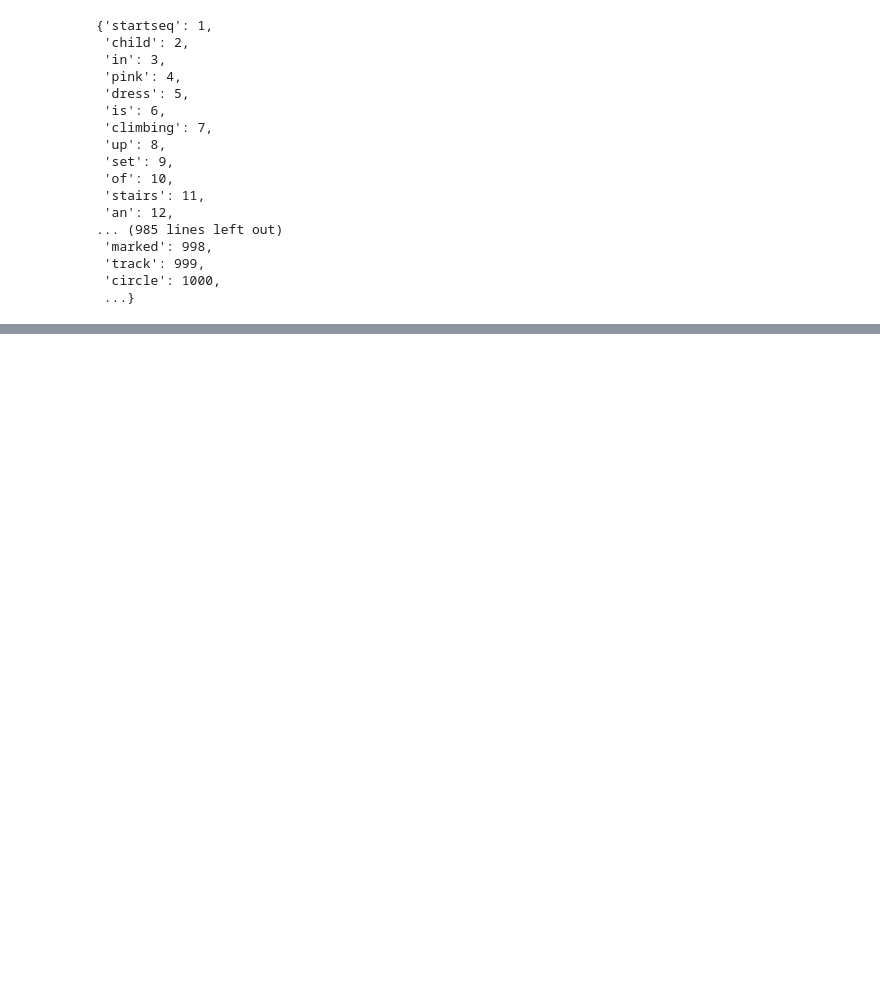
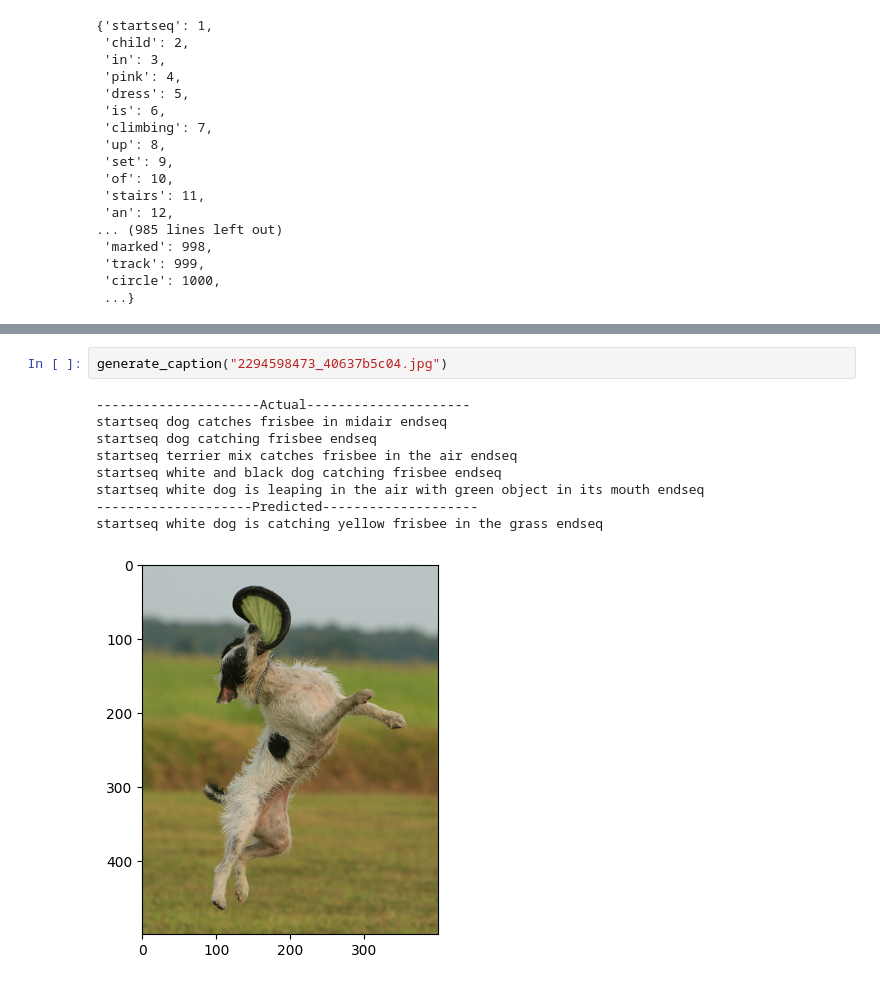
Before and after one commit to GurvGupta/image_caption_generator, a Jupyter notebook: image_caption_generator_custom.ipynb, the cells around one changed output, grey strips where cells are left out. Drawn from its saved outputs; the diff is of its cells as text; blank space fills up the shorter version.

```diff
--- a/image_caption_generator_custom.ipynb
+++ b/image_caption_generator_custom.ipynb
@@ -330,0 +542,12 @@ for word, i in word_to_ix.items():
+# %%
+generate_caption("2294598473_40637b5c04.jpg")
+# %% [output]
+---------------------Actual---------------------
+startseq dog catches frisbee in midair endseq
+startseq dog catching frisbee endseq
+startseq terrier mix catches frisbee in the air endseq
+startseq white and black dog catching frisbee endseq
+startseq white dog is leaping in the air with green object in its mouth endseq
+--------------------Predicted--------------------
+startseq white dog is catching yellow frisbee in the grass endseq
+[figure, added]
```
Also changed, not shown: parts of 29 cells of this notebook, 3 other files.
